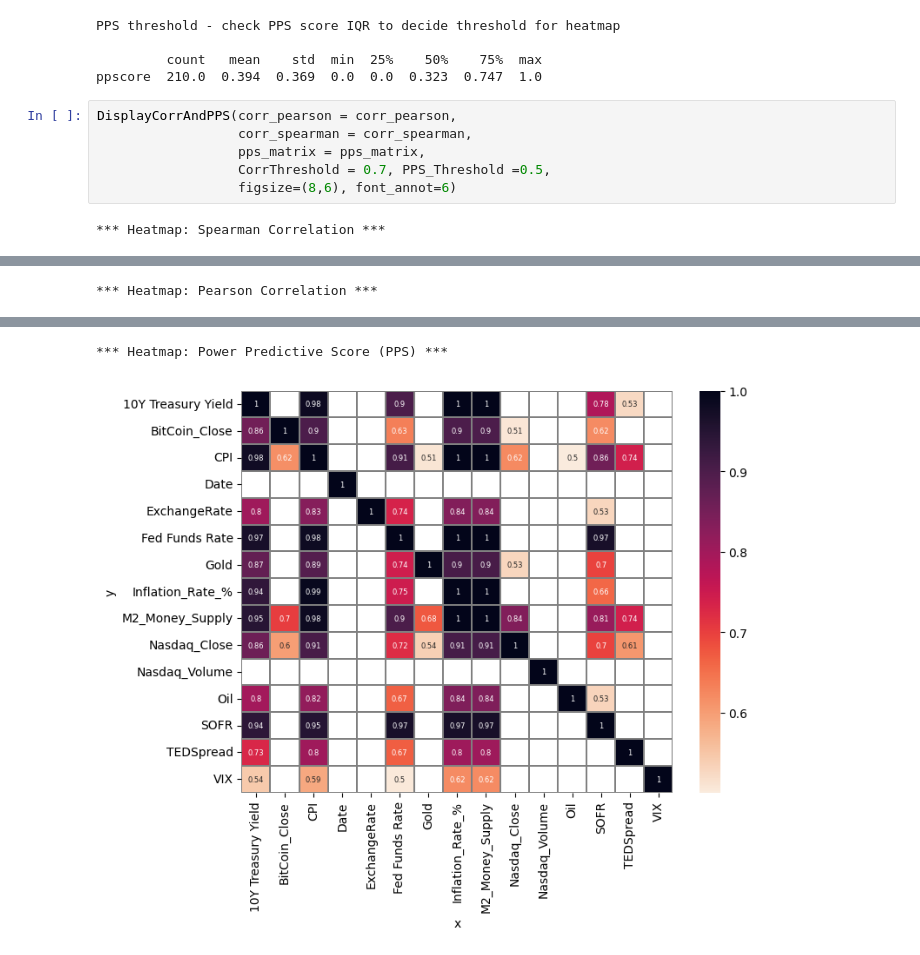
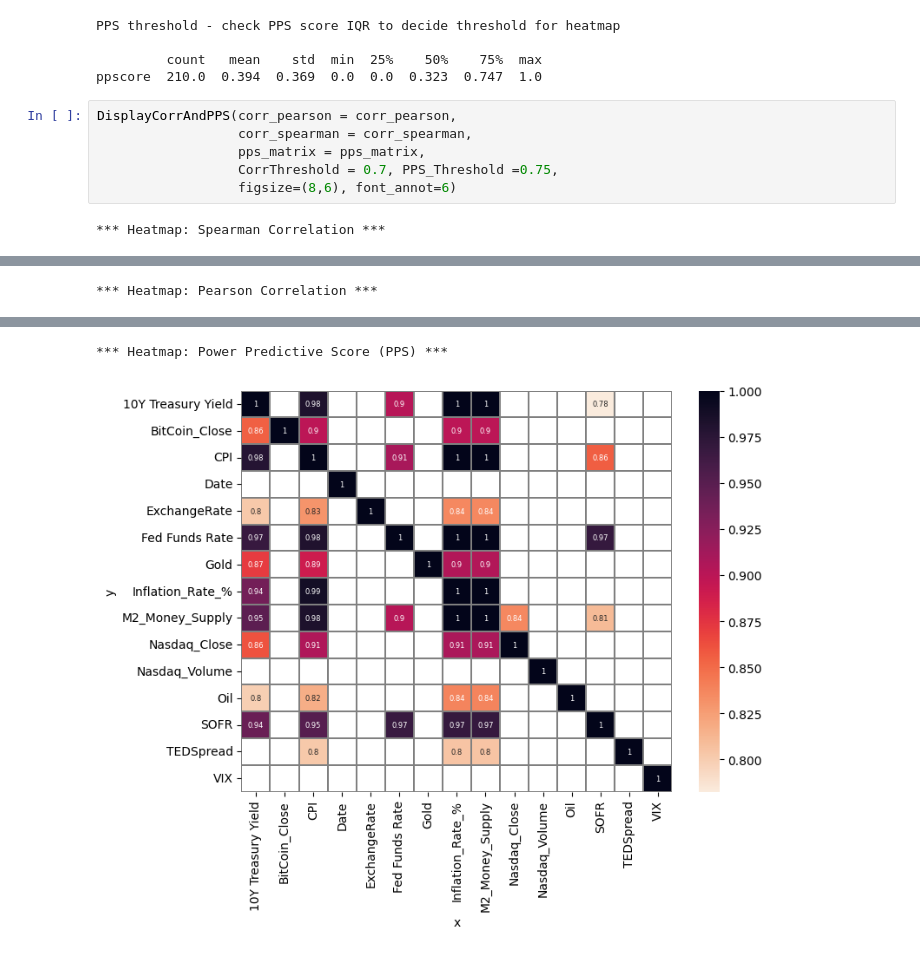
Before and after one commit to Mickyreegs/Project5, a Jupyter notebook: jupyter_notebooks/Data_Analysis.ipynb, the cells around one changed output, grey strips where cells are left out. Cells and saved outputs as stored; diff of their text form.

```diff
--- a/jupyter_notebooks/Data_Analysis.ipynb
+++ b/jupyter_notebooks/Data_Analysis.ipynb
@@ -179,13 +179,13 @@ ppscore  210.0  0.394  0.369  0.0  0.0  0.323  0.747  1.0
 # %%
 DisplayCorrAndPPS(corr_pearson = corr_pearson,
                   corr_spearman = corr_spearman,
                   pps_matrix = pps_matrix,
-                  CorrThreshold = 0.7, PPS_Threshold =0.5,
+                  CorrThreshold = 0.7, PPS_Threshold =0.75,
                   figsize=(8,6), font_annot=6)
 # %% [output]
 *** Heatmap: Spearman Correlation ***
 [figure]
 *** Heatmap: Pearson Correlation ***
 [figure]
 *** Heatmap: Power Predictive Score (PPS) ***
-[figure, old version]
+[figure, new version]
```
Also changed, not shown: parts of 2 cells of this notebook.
